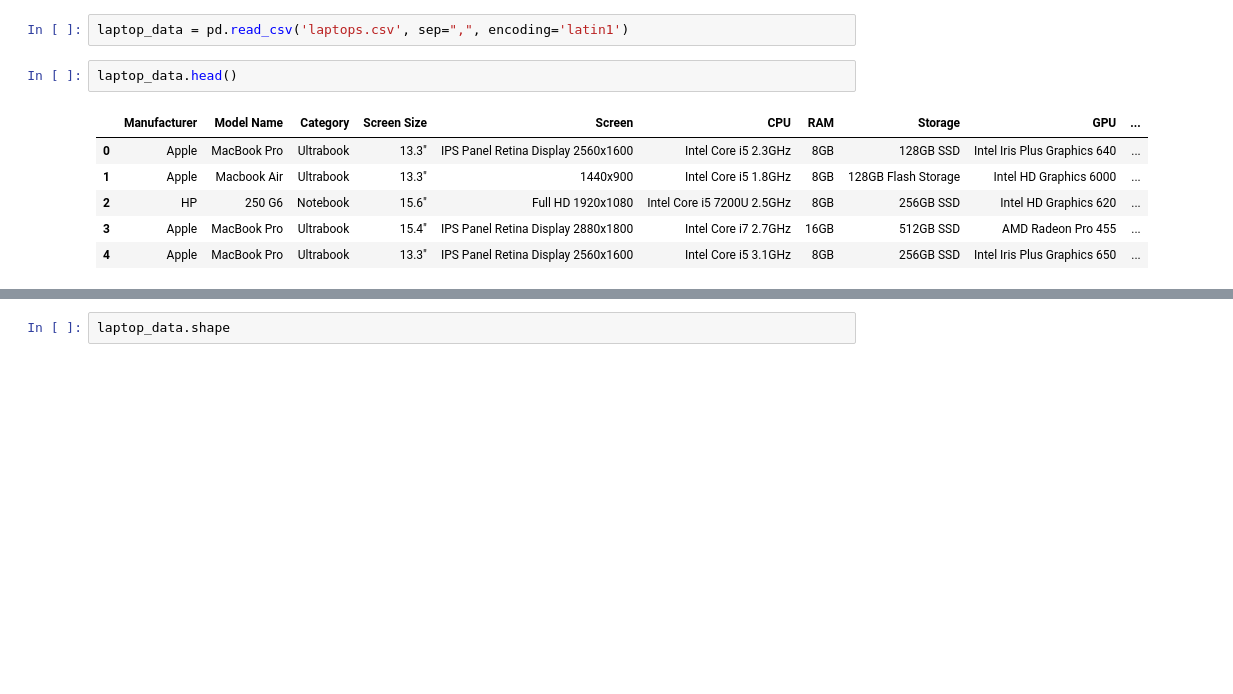
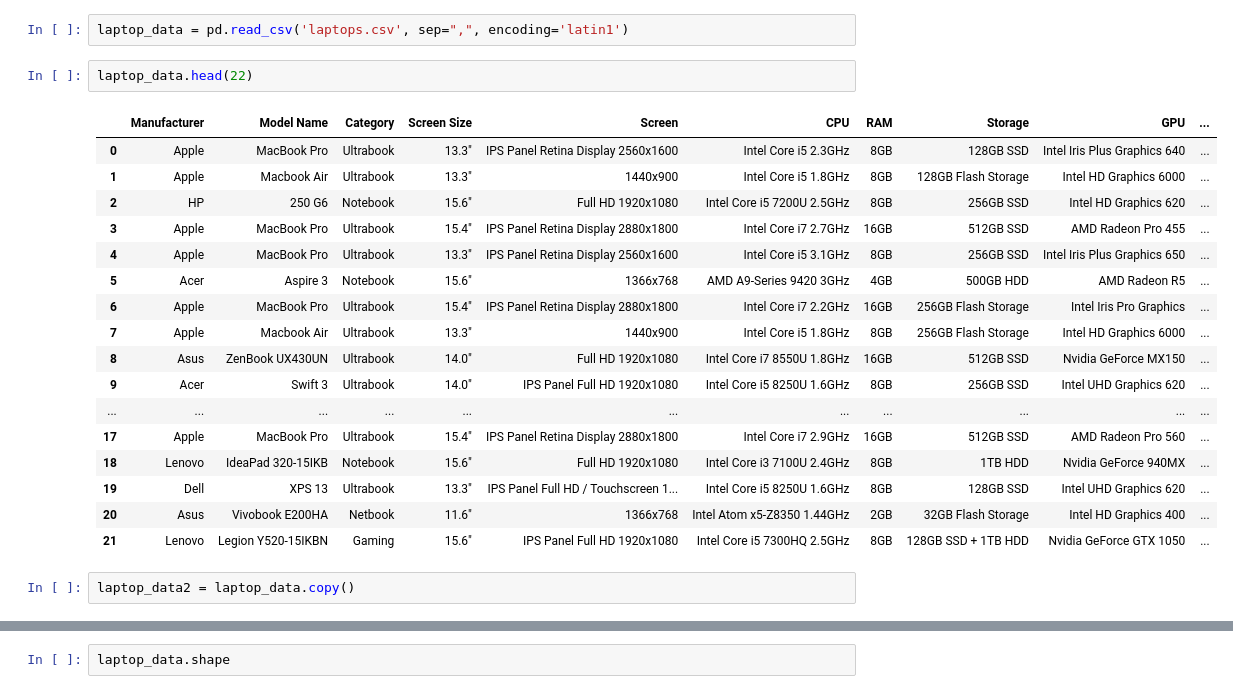
Before and after one commit to SnowZucc/Laptops-Data-Regression, a Jupyter notebook: data_analysis.ipynb, the cells around one changed output, grey strips where cells are left out. Cells and saved outputs as stored; diff of their text form; blank space fills up the shorter version.

```diff
--- a/data_analysis.ipynb
+++ b/data_analysis.ipynb
@@ -15,11 +17,24 @@ import re
 # %%
 laptop_data = pd.read_csv('laptops.csv', sep=",", encoding='latin1')
 # %%
-laptop_data.head()
+laptop_data.head(22)
 # %% [output]
 |  | Manufacturer | Model Name | Category | Screen Size | Screen | CPU | RAM | Storage | GPU | ... |
 | 0 | Apple | MacBook Pro | Ultrabook | 13.3" | IPS Panel Retina Display 2560x1600 | Intel Core i5 2.3GHz | 8GB | 128GB SSD | Intel Iris Plus Graphics 640 | ... |
 | 1 | Apple | Macbook Air | Ultrabook | 13.3" | 1440x900 | Intel Core i5 1.8GHz | 8GB | 128GB Flash Storage | Intel HD Graphics 6000 | ... |
 | 2 | HP | 250 G6 | Notebook | 15.6" | Full HD 1920x1080 | Intel Core i5 7200U 2.5GHz | 8GB | 256GB SSD | Intel HD Graphics 620 | ... |
 | 3 | Apple | MacBook Pro | Ultrabook | 15.4" | IPS Panel Retina Display 2880x1800 | Intel Core i7 2.7GHz | 16GB | 512GB SSD | AMD Radeon Pro 455 | ... |
 | 4 | Apple | MacBook Pro | Ultrabook | 13.3" | IPS Panel Retina Display 2560x1600 | Intel Core i5 3.1GHz | 8GB | 256GB SSD | Intel Iris Plus Graphics 650 | ... |
+| 5 | Acer | Aspire 3 | Notebook | 15.6" | 1366x768 | AMD A9-Series 9420 3GHz | 4GB | 500GB HDD | AMD Radeon R5 | ... |
+| 6 | Apple | MacBook Pro | Ultrabook | 15.4" | IPS Panel Retina Display 2880x1800 | Intel Core i7 2.2GHz | 16GB | 256GB Flash Storage | Intel Iris Pro Graphics | ... |
+| 7 | Apple | Macbook Air | Ultrabook | 13.3" | 1440x900 | Intel Core i5 1.8GHz | 8GB | 256GB Flash Storage | Intel HD Graphics 6000 | ... |
+| 8 | Asus | ZenBook UX430UN | Ultrabook | 14.0" | Full HD 1920x1080 | Intel Core i7 8550U 1.8GHz | 16GB | 512GB SSD | Nvidia GeForce MX150 | ... |
+| 9 | Acer | Swift 3 | Ultrabook | 14.0" | IPS Panel Full HD 1920x1080 | Intel Core i5 8250U 1.6GHz | 8GB | 256GB SSD | Intel UHD Graphics 620 | ... |
+| ... | ... | ... | ... | ... | ... | ... | ... | ... | ... | ... |
+| 17 | Apple | MacBook Pro | Ultrabook | 15.4" | IPS Panel Retina Display 2880x1800 | Intel Core i7 2.9GHz | 16GB | 512GB SSD | AMD Radeon Pro 560 | ... |
+| 18 | Lenovo | IdeaPad 320-15IKB | Notebook | 15.6" | Full HD 1920x1080 | Intel Core i3 7100U 2.4GHz | 8GB | 1TB HDD | Nvidia GeForce 940MX | ... |
+| 19 | Dell | XPS 13 | Ultrabook | 13.3" | IPS Panel Full HD / Touchscreen 1... | Intel Core i5 8250U 1.6GHz | 8GB | 128GB SSD | Intel UHD Graphics 620 | ... |
+| 20 | Asus | Vivobook E200HA | Netbook | 11.6" | 1366x768 | Intel Atom x5-Z8350 1.44GHz | 2GB | 32GB Flash Storage | Intel HD Graphics 400 | ... |
+| 21 | Lenovo | Legion Y520-15IKBN | Gaming | 15.6" | IPS Panel Full HD 1920x1080 | Intel Core i5 7300HQ 2.5GHz | 8GB | 128GB SSD + 1TB HDD | Nvidia GeForce GTX 1050 | ... |
+# %%
+laptop_data2 = laptop_data.copy()
```
Also changed, not shown: parts of 35 cells of this notebook.
